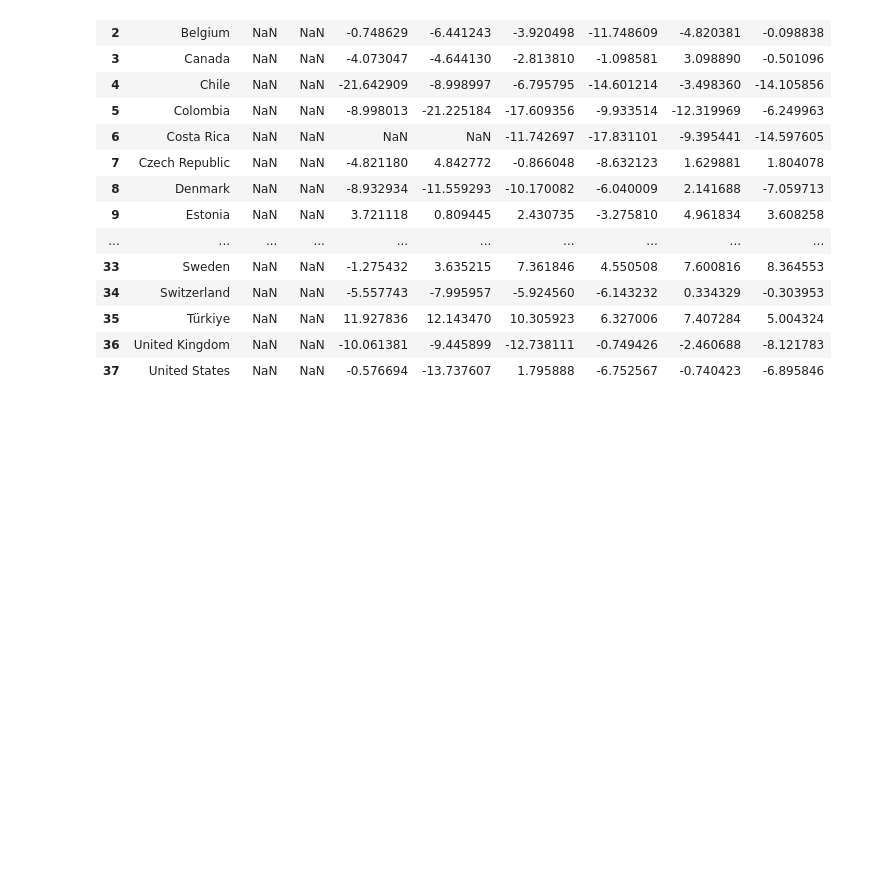
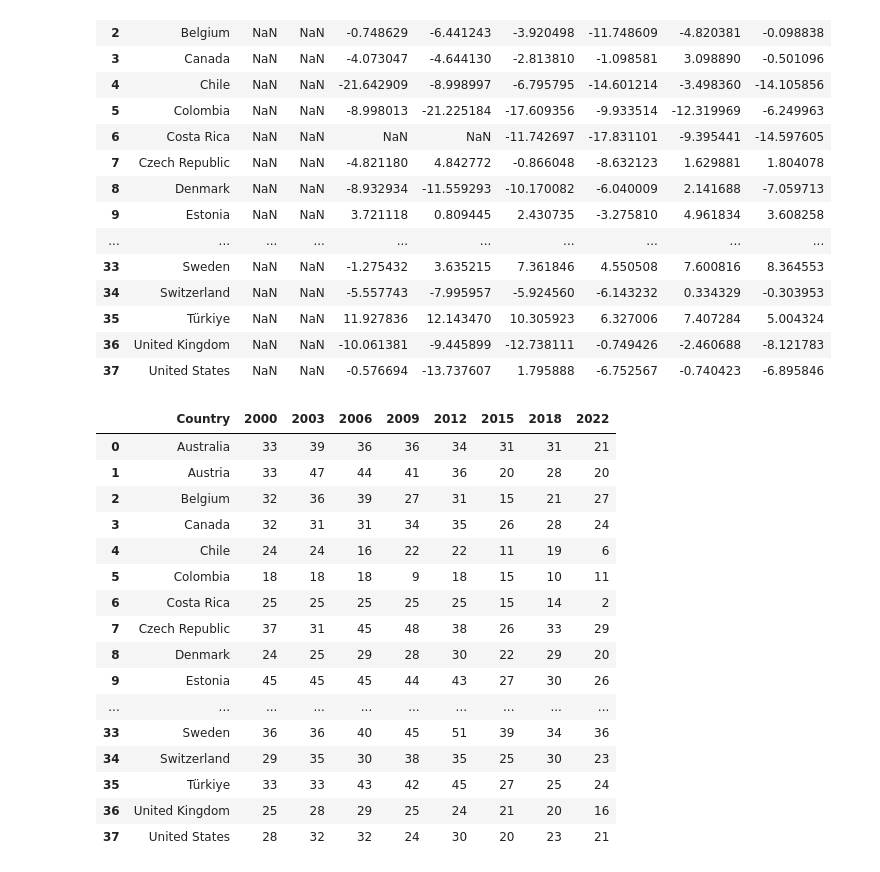
Before and after one commit to kefanyu/dtw_pisa, a Jupyter notebook: code/oecd/oecd_gender_2022_cleaning.ipynb, the cells around one changed output. Drawn from its saved outputs; the diff is of its cells as text; code cells hidden in the pictures; blank space fills up the shorter version.

```diff
--- a/code/oecd/oecd_gender_2022_cleaning.ipynb
+++ b/code/oecd/oecd_gender_2022_cleaning.ipynb
@@ -275,3 +275,41 @@ math_dtw.to_excel(writer, sheet_name = 'Math')
 sci_dtw.to_excel(writer, sheet_name = 'Science')
 writer.save()
 writer.close()
+# %%
+reading_dtw2 = reading_dtw.drop(['Countries'], axis=1)
+math_dtw = math_dtw.drop(['2000'], axis=1)
+sci_dtw = sci_dtw.drop(['2000','2003'], axis=1)
+# %%
+math_dtw2 = math_dtw.drop(['Countries'], axis=1)
+sci_dtw2 = sci_dtw.drop(['Countries'], axis=1)
+# %%
+reading_dtw2 = reading_dtw2.ffill(axis=1).bfill(axis=1)
+math_dtw2 = math_dtw2.ffill(axis=1).bfill(axis=1)
+sci_dtw2 = sci_dtw2.ffill(axis=1).bfill(axis=1)
+# %%
+reading_dtw_int = reading_dtw2.astype(int)
+math_dtw_int = math_dtw2.astype(int)
+sci_dtw_int = sci_dtw2.astype(int)
+# %%
+reading_dtw_int.insert(0, 'Country', math_dtw['Countries'].tolist())
+math_dtw_int.insert(0, 'Country', math_dtw['Countries'].tolist())
+sci_dtw_int.insert(0, 'Country', math_dtw['Countries'].tolist())
+reading_dtw_int
+# %% [output]
+|  | Country | 2000 | 2003 | 2006 | 2009 | 2012 | 2015 | 2018 | 2022 |
+| 0 | Australia | 33 | 39 | 36 | 36 | 34 | 31 | 31 | 21 |
+| 1 | Austria | 33 | 47 | 44 | 41 | 36 | 20 | 28 | 20 |
+| 2 | Belgium | 32 | 36 | 39 | 27 | 31 | 15 | 21 | 27 |
+| 3 | Canada | 32 | 31 | 31 | 34 | 35 | 26 | 28 | 24 |
+| 4 | Chile | 24 | 24 | 16 | 22 | 22 | 11 | 19 | 6 |
+| 5 | Colombia | 18 | 18 | 18 | 9 | 18 | 15 | 10 | 11 |
+| 6 | Costa Rica | 25 | 25 | 25 | 25 | 25 | 15 | 14 | 2 |
+| 7 | Czech Republic | 37 | 31 | 45 | 48 | 38 | 26 | 33 | 29 |
+| 8 | Denmark | 24 | 25 | 29 | 28 | 30 | 22 | 29 | 20 |
+| 9 | Estonia | 45 | 45 | 45 | 44 | 43 | 27 | 30 | 26 |
+| ... | ... | ... | ... | ... | ... | ... | ... | ... | ... |
+| 33 | Sweden | 36 | 36 | 40 | 45 | 51 | 39 | 34 | 36 |
+| 34 | Switzerland | 29 | 35 | 30 | 38 | 35 | 25 | 30 | 23 |
+| 35 | Türkiye | 33 | 33 | 43 | 42 | 45 | 27 | 25 | 24 |
+| 36 | United Kingdom | 25 | 28 | 29 | 25 | 24 | 21 | 20 | 16 |
+| 37 | United States | 28 | 32 | 32 | 24 | 30 | 20 | 23 | 21 |
```
Also changed, not shown: parts of 3 cells of this notebook, 4 other files.
